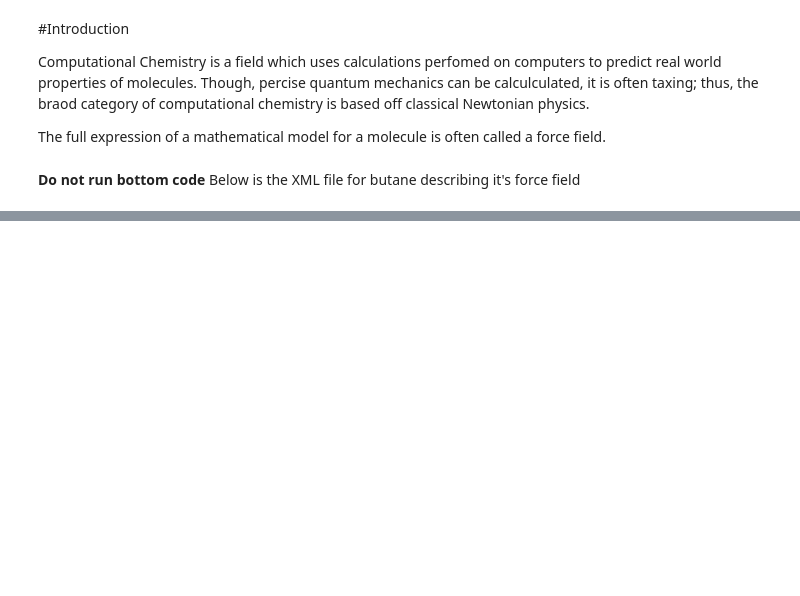
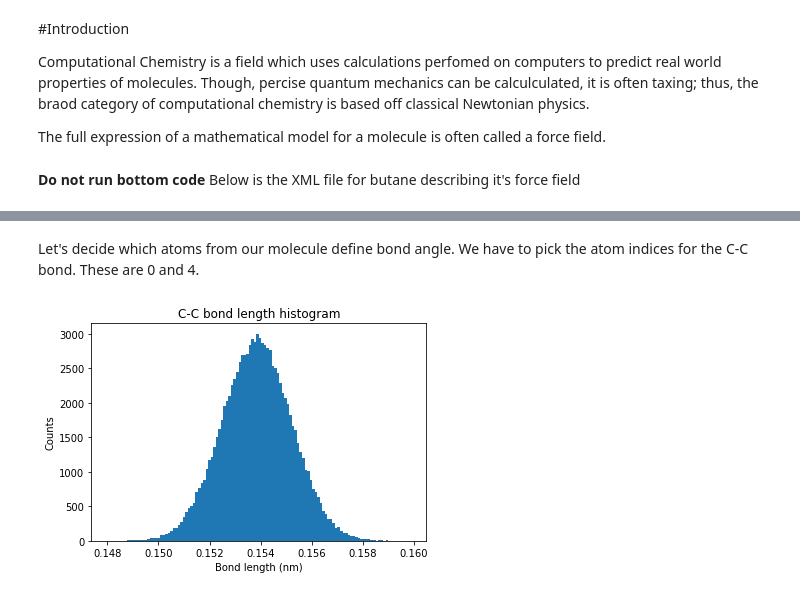
Before and after one commit to Franklinyeruan/CHEM101.6, a Jupyter notebook: Wk1_Basic_Alkanes_Simulation.ipynb, the cells around one changed output, grey strips where cells are left out. Cells and saved outputs as stored; diff of their text form; code cells hidden in the pictures; blank space fills up the shorter version.

```diff
--- a/Wk1_Basic_Alkanes_Simulation.ipynb
+++ b/Wk1_Basic_Alkanes_Simulation.ipynb
@@ -109,0 +308,4 @@ Below is the XML file for butane describing it's force field
+# %%
+# The command reads all atomic positiosn and keep tracks of atom connectivity (topology)
+import mdtraj as md
+traj = md.load('/content/drive/MyDrive/School /CHEM 96: Computational Chem /Project 1/data/ethane_sim.dcd', top='/content/drive/MyDrive/School /CHEM 96: Computational Chem /Project 1/data/ethane.pdb')
@@ -109,0 +344,15 @@ Below is the XML file for butane describing it's force field
+# %% [markdown]
+Let's decide which atoms from our molecule define bond angle. We have to pick the atom indices for the C-C bond. These are 0 and 4.
+# %%
+bond_indices = [0, 4] # atoms to define the bond length
+bond_length = md.compute_distances(traj, [bond_indices])
+# %%
+import matplotlib.pyplot as plt
+
+bondcounts, binedges, otherstuff = plt.hist(bond_length, bins=120)
+plt.title('C-C bond length histogram')
+plt.xlabel('Bond length (nm)')
+plt.ylabel('Counts')
+plt.show()
+# %% [output]
+[figure, added]
```
Also changed, not shown: parts of 36 cells of this notebook.
